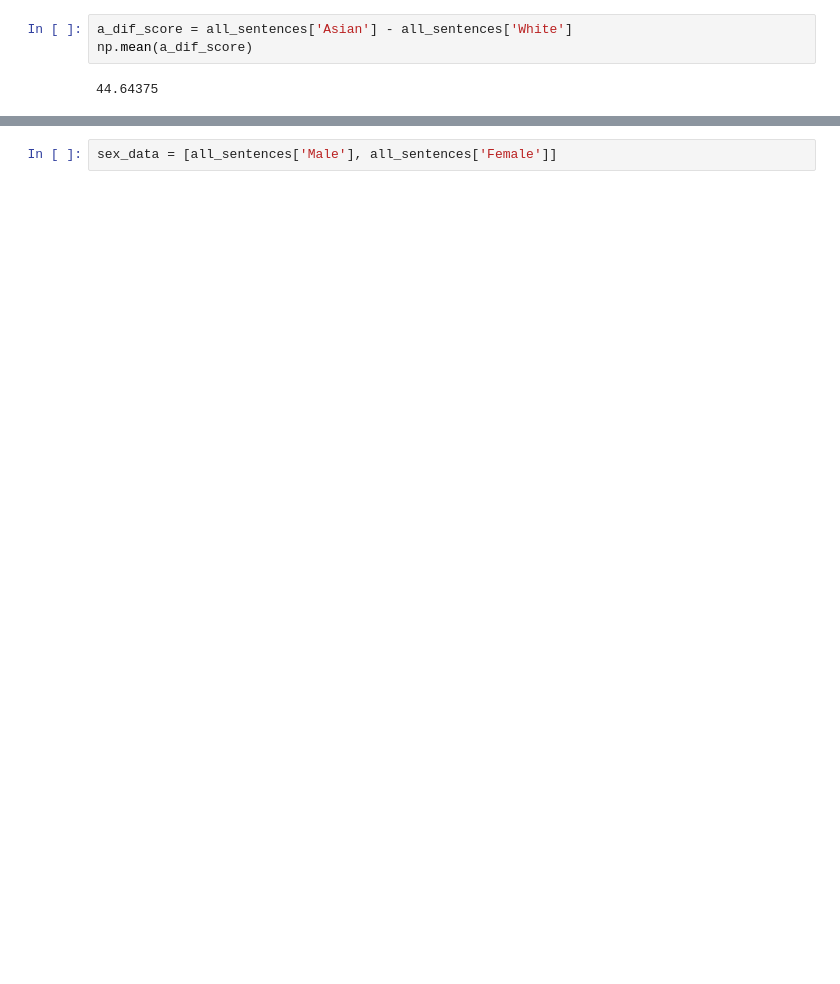
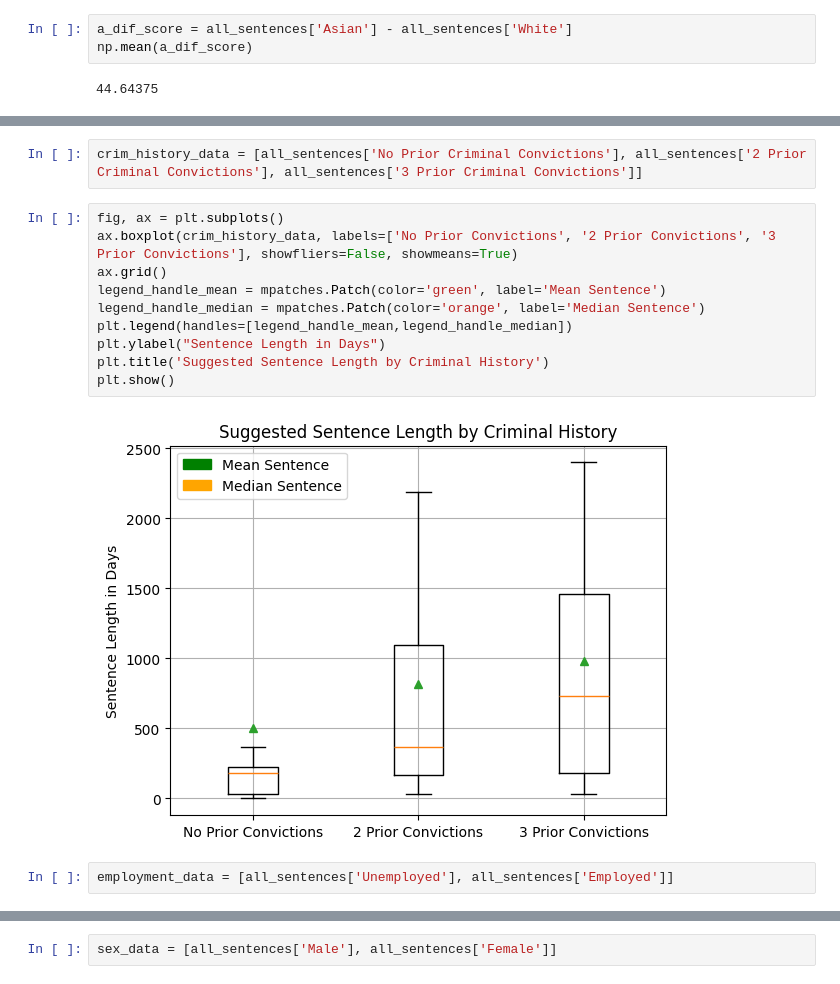
Before and after one commit to jd3162/555_proj3, a Jupyter notebook: gpt_4o_analysis.ipynb, the cells around one changed output, grey strips where cells are left out. Cells and saved outputs as stored; diff of their text form; blank space fills up the shorter version.

```diff
--- a/gpt_4o_analysis.ipynb
+++ b/gpt_4o_analysis.ipynb
@@ -179,0 +195,16 @@ print(resample_count)
+# %%
+crim_history_data = [all_sentences['No Prior Criminal Convictions'], all_sentences['2 Prior Criminal Convictions'], all_sentences['3 Prior Criminal Convictions']]
+# %%
+fig, ax = plt.subplots()
+ax.boxplot(crim_history_data, labels=['No Prior Convictions', '2 Prior Convictions', '3 Prior Convictions'], showfliers=False, showmeans=True)
+ax.grid()
+legend_handle_mean = mpatches.Patch(color='green', label='Mean Sentence')
+legend_handle_median = mpatches.Patch(color='orange', label='Median Sentence')
+plt.legend(handles=[legend_handle_mean,legend_handle_median])
+plt.ylabel("Sentence Length in Days")
+plt.title('Suggested Sentence Length by Criminal History')
+plt.show()
+# %% [output]
+[figure, added]
+# %%
+employment_data = [all_sentences['Unemployed'], all_sentences['Employed']]
```
Also changed, not shown: parts of 17 cells of this notebook, 2 other files.
